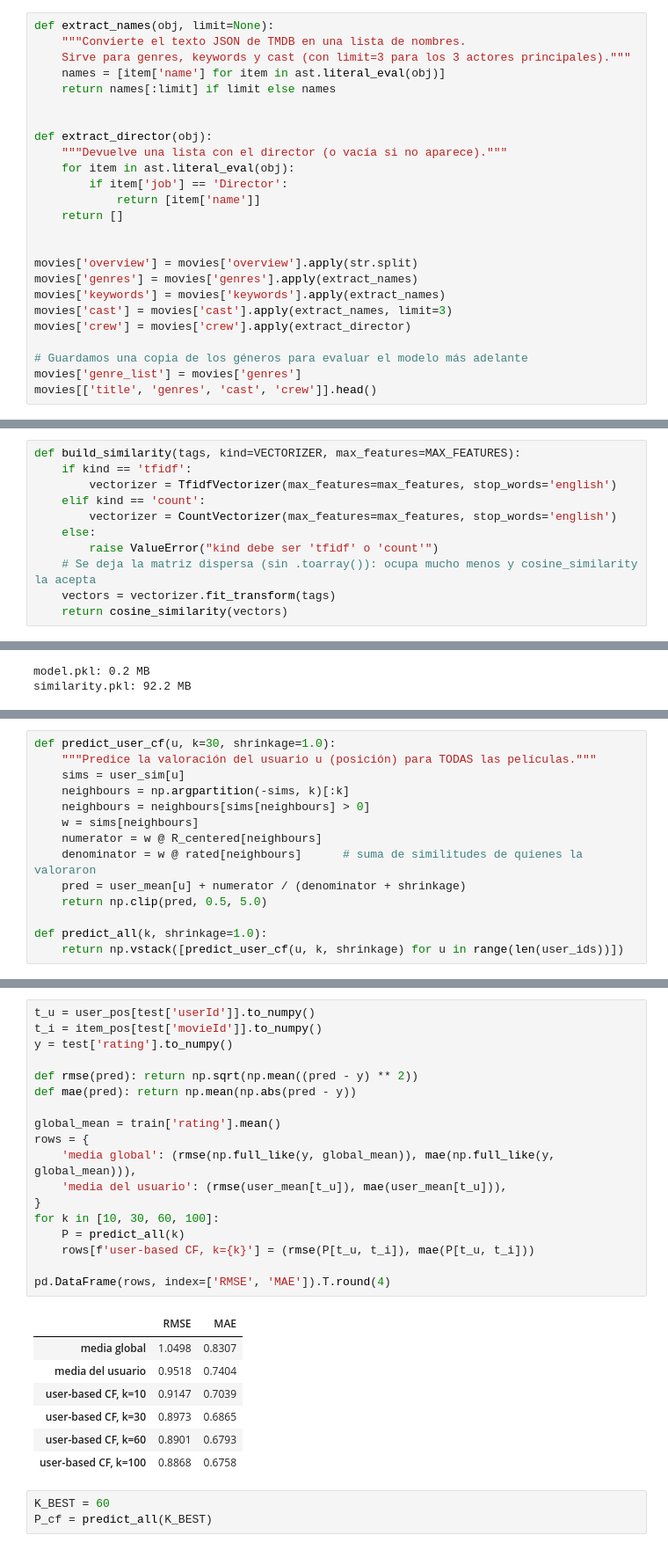
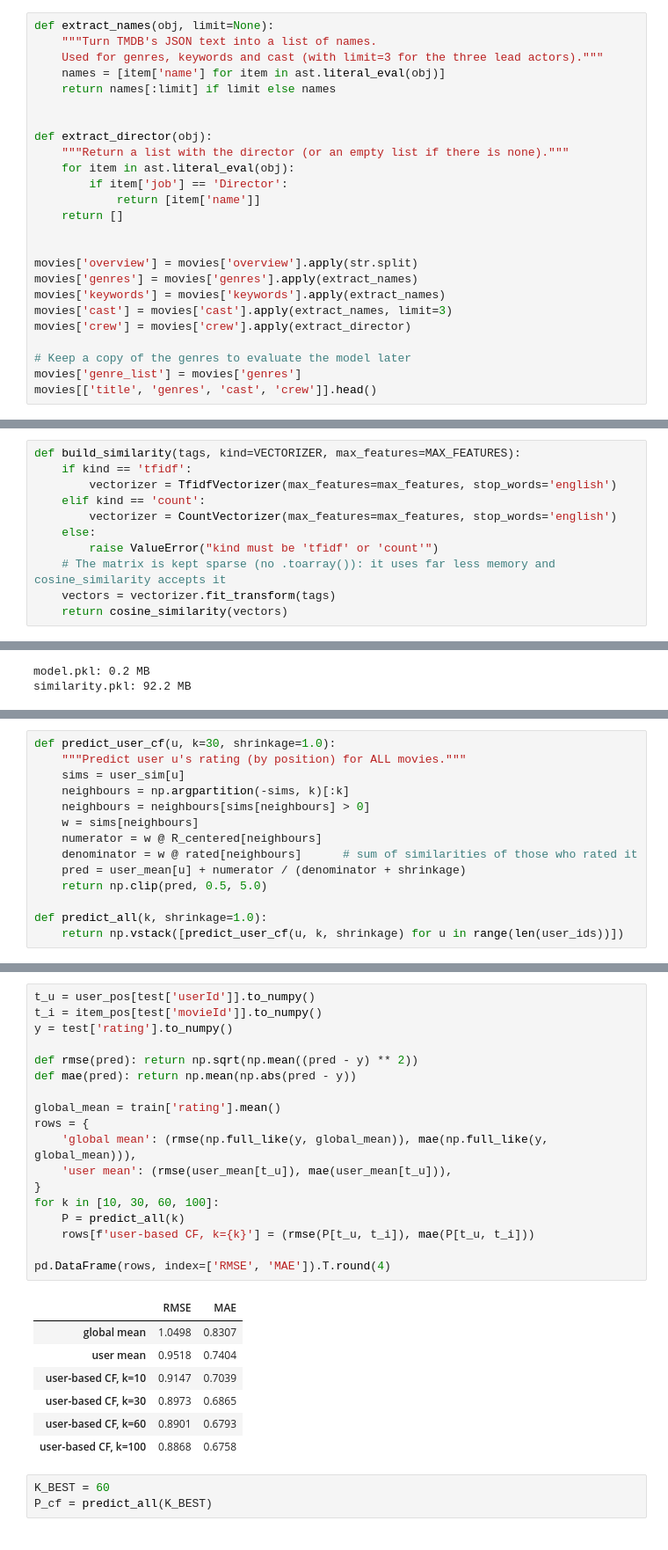
Before and after one commit to abarrio12/movie_recommender-main, a Jupyter notebook: analysis.ipynb, the cells around one changed output, grey strips where cells are left out. Shown at 88% size. Saved outputs shown, nothing was run; the diff lists cells and outputs as text.

```diff
--- a/analysis.ipynb
+++ b/analysis.ipynb
@@ -103,13 +140,13 @@ movies[movies['title'].duplicated(keep=False)][['id', 'title', 'year']]
 # %%
 def extract_names(obj, limit=None):
-    """Convierte el texto JSON de TMDB en una lista de nombres.
-    Sirve para genres, keywords y cast (con limit=3 para los 3 actores principales)."""
+    """Turn TMDB's JSON text into a list of names.
+    Used for genres, keywords and cast (with limit=3 for the three lead actors)."""
     names = [item['name'] for item in ast.literal_eval(obj)]
     return names[:limit] if limit else names
 
 
 def extract_director(obj):
-    """Devuelve una lista con el director (o vacía si no aparece)."""
+    """Return a list with the director (or an empty list if there is none)."""
     for item in ast.literal_eval(obj):
         if item['job'] == 'Director':
             return [item['name']]
@@ -122,7 +159,7 @@ movies['keywords'] = movies['keywords'].apply(extract_names)
 movies['cast'] = movies['cast'].apply(extract_names, limit=3)
 movies['crew'] = movies['crew'].apply(extract_director)
 
-# Guardamos una copia de los géneros para evaluar el modelo más adelante
+# Keep a copy of the genres to evaluate the model later
 movies['genre_list'] = movies['genres']
 movies[['title', 'genres', 'cast', 'crew']].head()
 # %% [output]
@@ -174,7 +211,7 @@ def build_similarity(tags, kind=VECTORIZER, max_features=MAX_FEATURES):
     elif kind == 'count':
         vectorizer = CountVectorizer(max_features=max_features, stop_words='english')
     else:
-        raise ValueError("kind debe ser 'tfidf' o 'count'")
-    # Se deja la matriz dispersa (sin .toarray()): ocupa mucho menos y cosine_similarity la acepta
+        raise ValueError("kind must be 'tfidf' or 'count'")
+    # The matrix is kept sparse (no .toarray()): it uses far less memory and cosine_similarity accepts it
     vectors = vectorizer.fit_transform(tags)
     return cosine_similarity(vectors)
@@ -387,12 +424,12 @@ donde la suma recorre los vecinos que han valorado la película *i*. El término
 # %%
 def predict_user_cf(u, k=30, shrinkage=1.0):
-    """Predice la valoración del usuario u (posición) para TODAS las películas."""
+    """Predict user u's rating (by position) for ALL movies."""
     sims = user_sim[u]
     neighbours = np.argpartition(-sims, k)[:k]
     neighbours = neighbours[sims[neighbours] > 0]
     w = sims[neighbours]
     numerator = w @ R_centered[neighbours]
-    denominator = w @ rated[neighbours]      # suma de similitudes de quienes la valoraron
+    denominator = w @ rated[neighbours]      # sum of similarities of those who rated it
     pred = user_mean[u] + numerator / (denominator + shrinkage)
     return np.clip(pred, 0.5, 5.0)
 
@@ -406,25 +443,25 @@ siempre la media del usuario. Un buen modelo colaborativo tiene que batirlas.
 # %%
 t_u = user_pos[test['userId']].to_numpy()
 t_i = item_pos[test['movieId']].to_numpy()
 y = test['rating'].to_numpy()
 
 def rmse(pred): return np.sqrt(np.mean((pred - y) ** 2))
 def mae(pred): return np.mean(np.abs(pred - y))
 
 global_mean = train['rating'].mean()
 rows = {
-    'media global': (rmse(np.full_like(y, global_mean)), mae(np.full_like(y, global_mean))),
-    'media del usuario': (rmse(user_mean[t_u]), mae(user_mean[t_u])),
+    'global mean': (rmse(np.full_like(y, global_mean)), mae(np.full_like(y, global_mean))),
+    'user mean': (rmse(user_mean[t_u]), mae(user_mean[t_u])),
 }
 for k in [10, 30, 60, 100]:
     P = predict_all(k)
     rows[f'user-based CF, k={k}'] = (rmse(P[t_u, t_i]), mae(P[t_u, t_i]))
 
 pd.DataFrame(rows, index=['RMSE', 'MAE']).T.round(4)
 # %% [output]
 |  | RMSE | MAE |
-| media global | 1.0498 | 0.8307 |
-| media del usuario | 0.9518 | 0.7404 |
+| global mean | 1.0498 | 0.8307 |
+| user mean | 0.9518 | 0.7404 |
 | user-based CF, k=10 | 0.9147 | 0.7039 |
 | user-based CF, k=30 | 0.8973 | 0.6865 |
 | user-based CF, k=60 | 0.8901 | 0.6793 |
```
Also changed, not shown: parts of 59 cells of this notebook, 9 other files.
